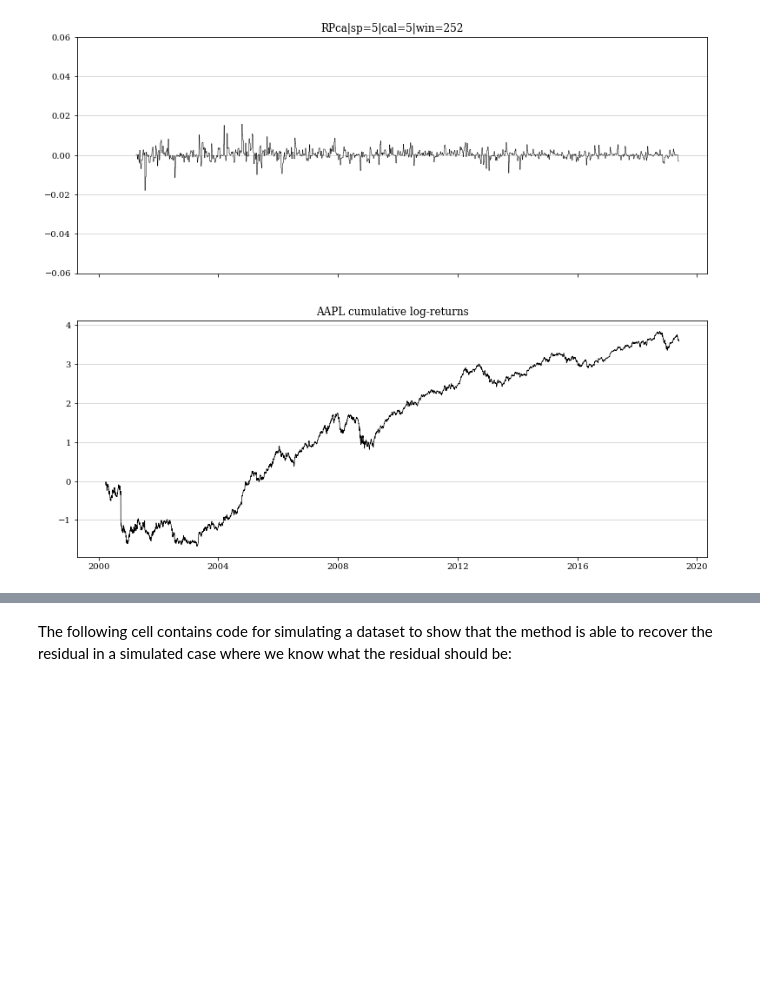
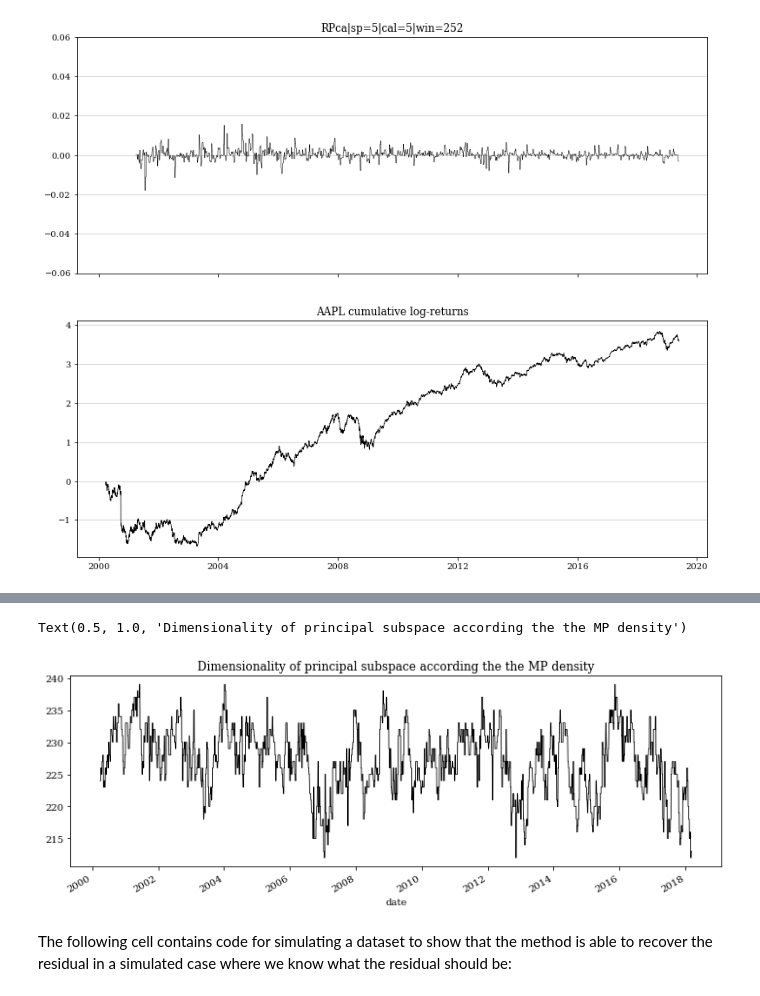
Before and after one commit to jase-clarkson/mini_1, a Jupyter notebook: stat_arb.ipynb, the cells around one changed output, grey strips where cells are left out. Drawn from its saved outputs; the diff is of its cells as text; code cells hidden in the pictures; blank space fills up the shorter version.

```diff
--- a/stat_arb.ipynb
+++ b/stat_arb.ipynb
@@ -310,3 +264,10 @@ strats[0].lr.describe()
+# %%
+pcs_df = pd.DataFrame(strats[0].n_pcs, index=df.index, columns=[strats[0].id])
+pcs_df.iloc[:-300].plot(figsize=(12, 4), c='k', legend=False, linewidth=.8)
+plt.title('Dimensionality of principal subspace according the the MP density')
+# %% [output]
+Text(0.5, 1.0, 'Dimensionality of principal subspace according the the MP density')
+[figure, added]
 # %% [markdown]
 The following cell contains code for simulating a dataset to show that the method is able to recover the residual in a simulated case where we know what the residual should be:
 # %%
```
Also changed, not shown: parts of 5 cells of this notebook, 8 other files.
